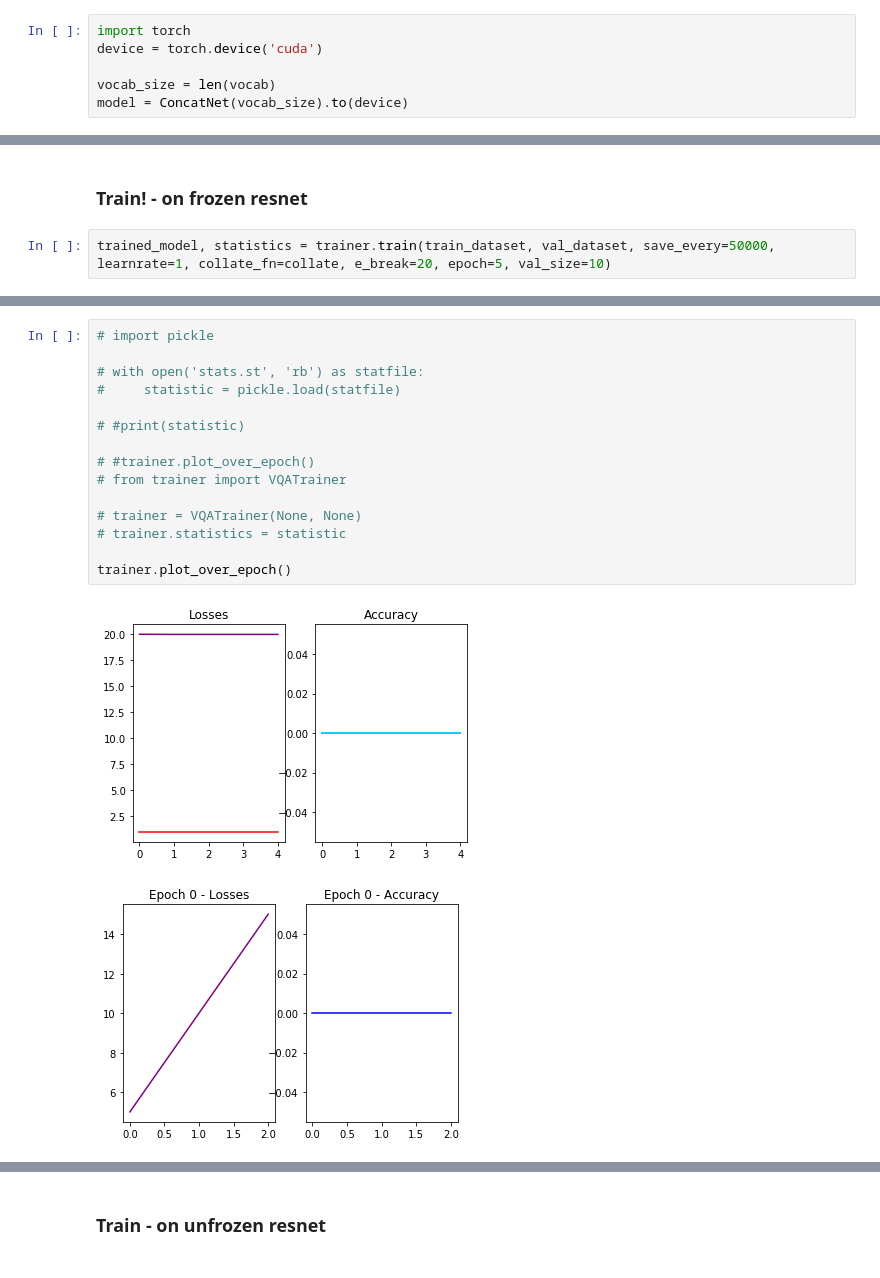
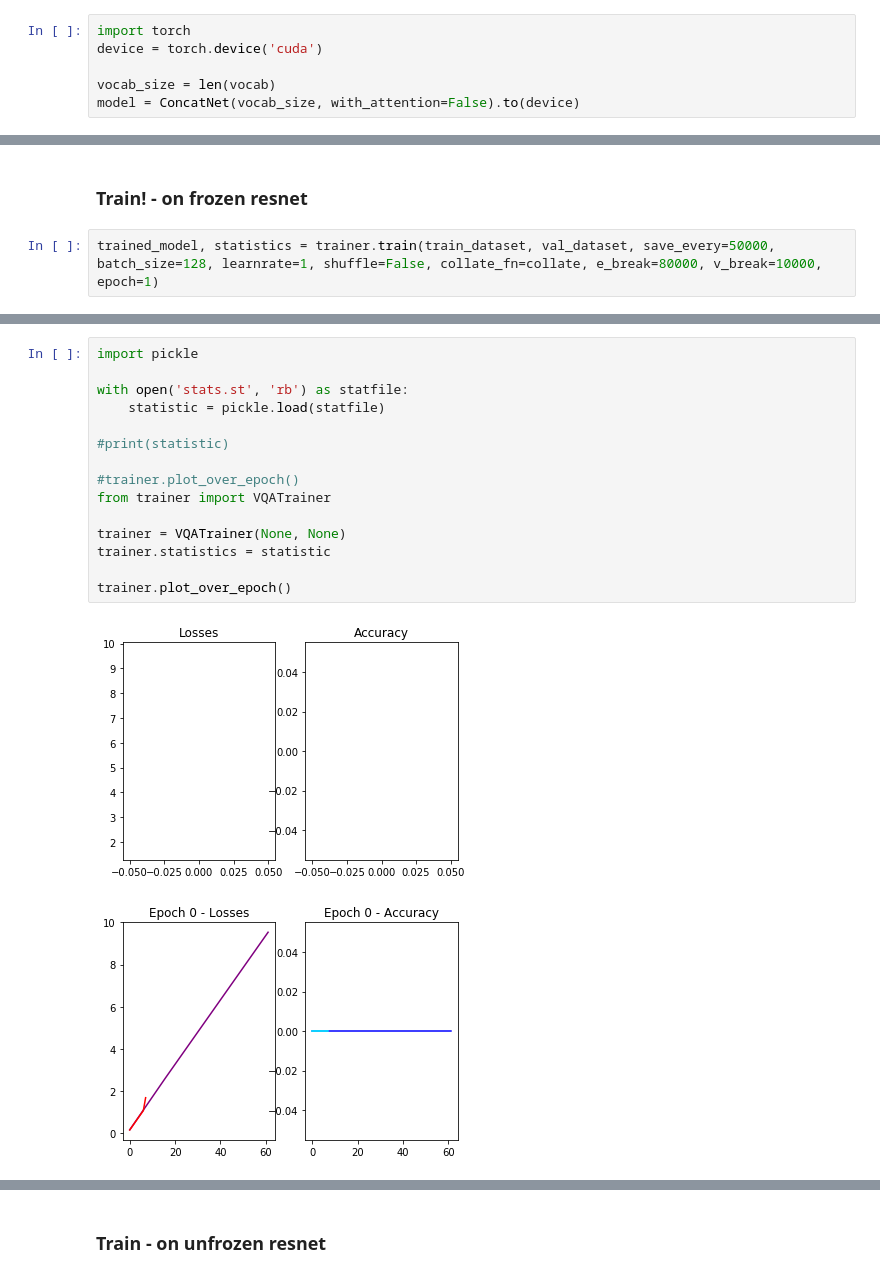
Before and after one commit to ghosalya/dotCuda, a Jupyter notebook: notebook/geednote.ipynb, the cells around one changed output, grey strips where cells are left out. Drawn from its saved outputs; the diff is of its cells as text.

Commit message:
rollback to e-break

```diff
--- a/notebook/geednote.ipynb
+++ b/notebook/geednote.ipynb
@@ -47,7 +47,7 @@ import torch
 device = torch.device('cuda')
 
 vocab_size = len(vocab)
-model = ConcatNet(vocab_size).to(device)
+model = ConcatNet(vocab_size, with_attention=False).to(device)
 # %% [markdown]
 ### Trainer Class
 # %%
@@ -58,5 +58,5 @@ trainer = VQATrainer(model, device)
 # %% [markdown]
 ### Train! - on frozen resnet
 # %%
-trained_model, statistics = trainer.train(train_dataset, val_dataset, save_every=50000, learnrate=1, collate_fn=collate, e_break=20, epoch=5, val_size=10)
+trained_model, statistics = trainer.train(train_dataset, val_dataset, save_every=50000, batch_size=128, learnrate=1, shuffle=False, collate_fn=collate, e_break=80000, v_break=10000, epoch=1)
 # %% [output]
@@ -80,18 +250,18 @@ Epoch 2 of 5
 # %%
-# import pickle
+import pickle
 
-# with open('stats.st', 'rb') as statfile:
-#     statistic = pickle.load(statfile)
+with open('stats.st', 'rb') as statfile:
+    statistic = pickle.load(statfile)
 
-# #print(statistic)
+#print(statistic)
 
-# #trainer.plot_over_epoch()
-# from trainer import VQATrainer
+#trainer.plot_over_epoch()
+from trainer import VQATrainer
 
-# trainer = VQATrainer(None, None)
-# trainer.statistics = statistic
+trainer = VQATrainer(None, None)
+trainer.statistics = statistic
 
 trainer.plot_over_epoch()
 # %% [output]
-[figure, old version]
+[figure, new version]
-[figure, old version]
+[figure, new version]
```
Also changed, not shown: parts of 7 cells of this notebook, 3 other files.
